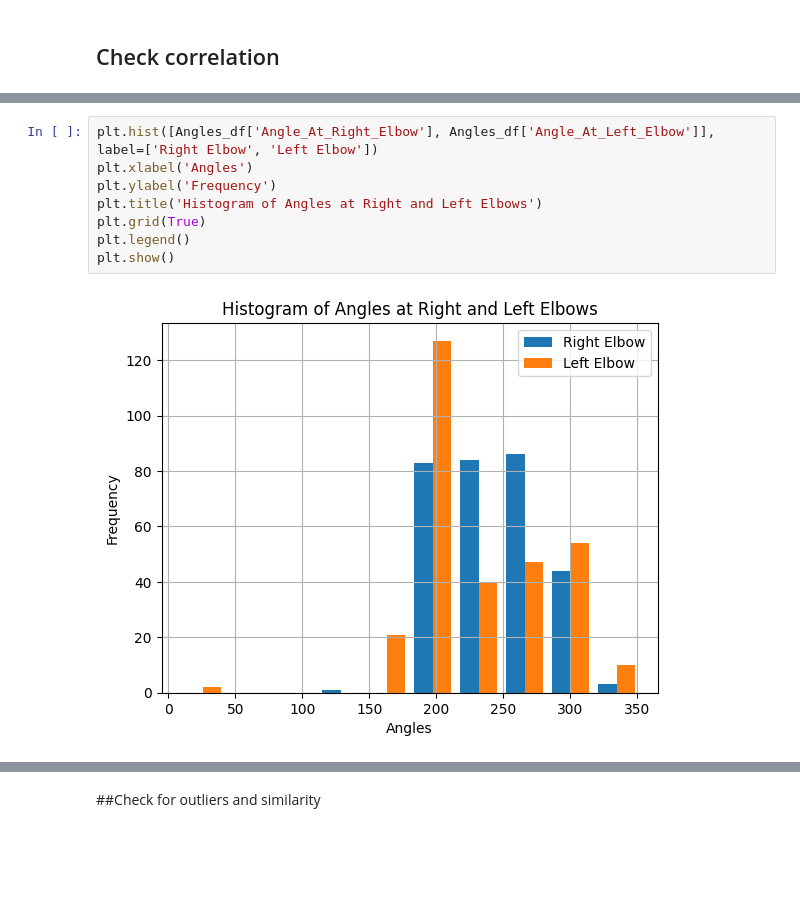
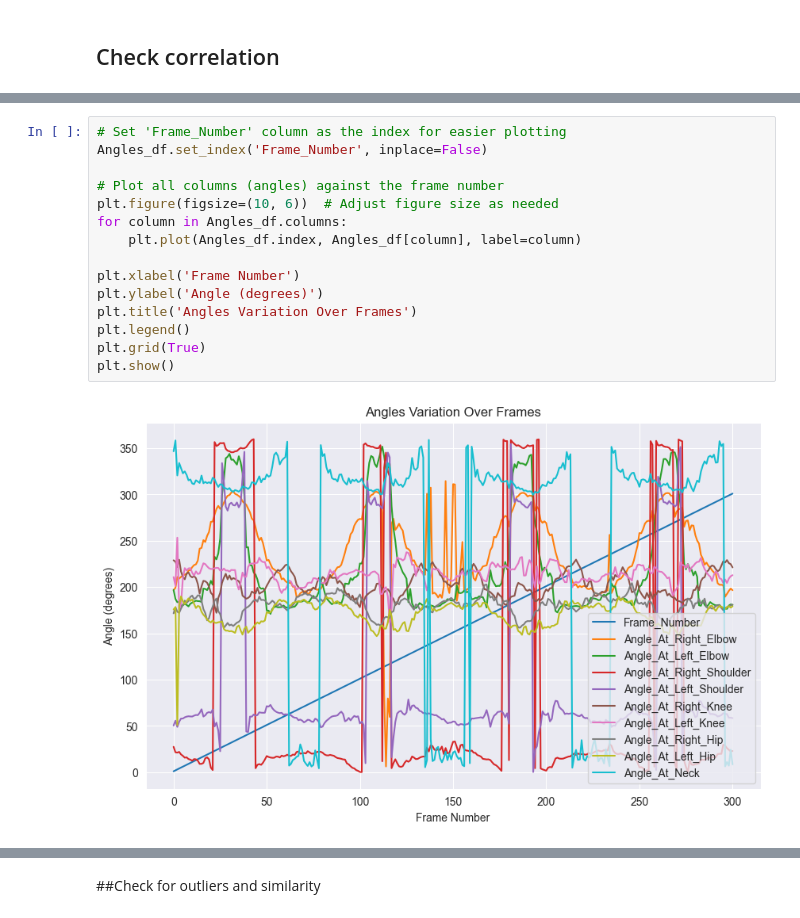
Before and after one commit to SanukaJayasinghe/DSGP-Group28, a Jupyter notebook: Analyze_Data.ipynb, the cells around one changed output, grey strips where cells are left out. Saved outputs shown, nothing was run; the diff lists cells and outputs as text; blank space fills up the shorter version.

Commit message:
Extracted angles from keypoints increased to 9 from 2

```diff
--- a/Analyze_Data.ipynb
+++ b/Analyze_Data.ipynb
@@ -127,10 +201,17 @@ plt.show()
-# %%
-plt.hist([Angles_df['Angle_At_Right_Elbow'], Angles_df['Angle_At_Left_Elbow']], label=['Right Elbow', 'Left Elbow'])
-plt.xlabel('Angles')
-plt.ylabel('Frequency')
-plt.title('Histogram of Angles at Right and Left Elbows')
-plt.grid(True)
-plt.legend()
-plt.show()
-# %% [output]
-[figure, removed]
+# %%
+# Set 'Frame_Number' column as the index for easier plotting
+Angles_df.set_index('Frame_Number', inplace=False)
+
+# Plot all columns (angles) against the frame number
+plt.figure(figsize=(10, 6))  # Adjust figure size as needed
+for column in Angles_df.columns:
+    plt.plot(Angles_df.index, Angles_df[column], label=column)
+
+plt.xlabel('Frame Number')
+plt.ylabel('Angle (degrees)')
+plt.title('Angles Variation Over Frames')
+plt.legend()
+plt.grid(True)
+plt.show()
+# %% [output]
+[figure, added]
```
Also changed, not shown: parts of 18 cells of this notebook, 5 other files.
